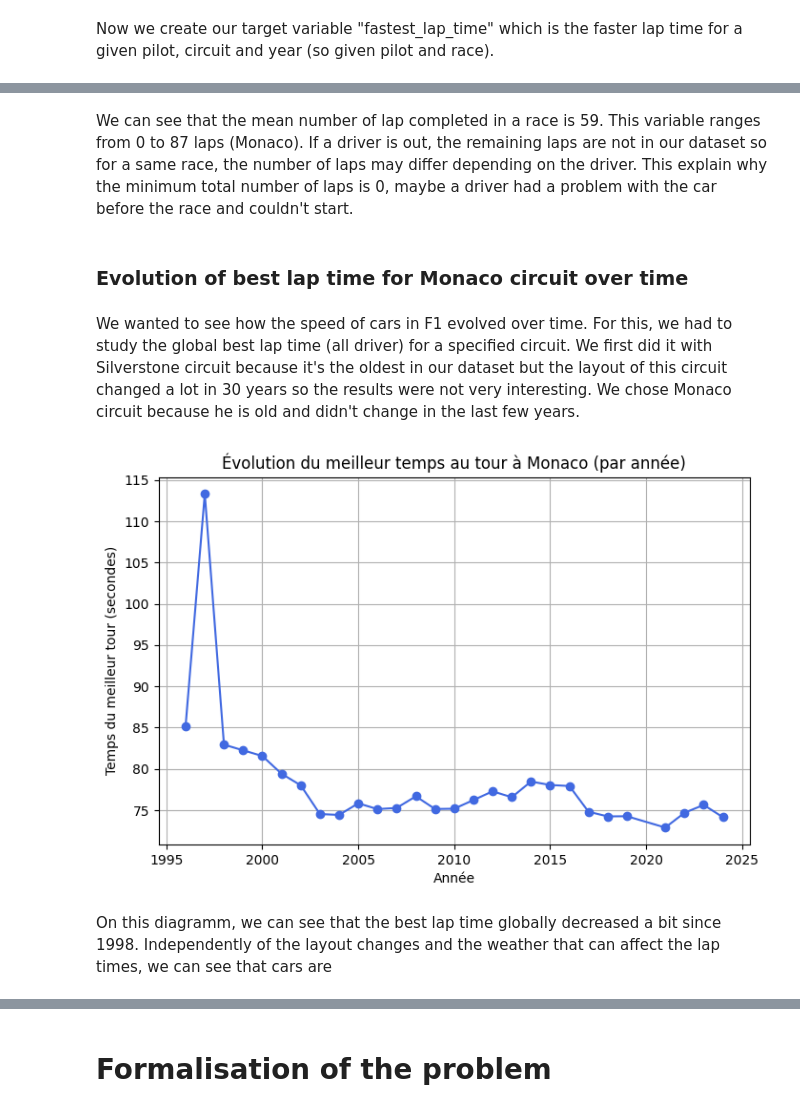
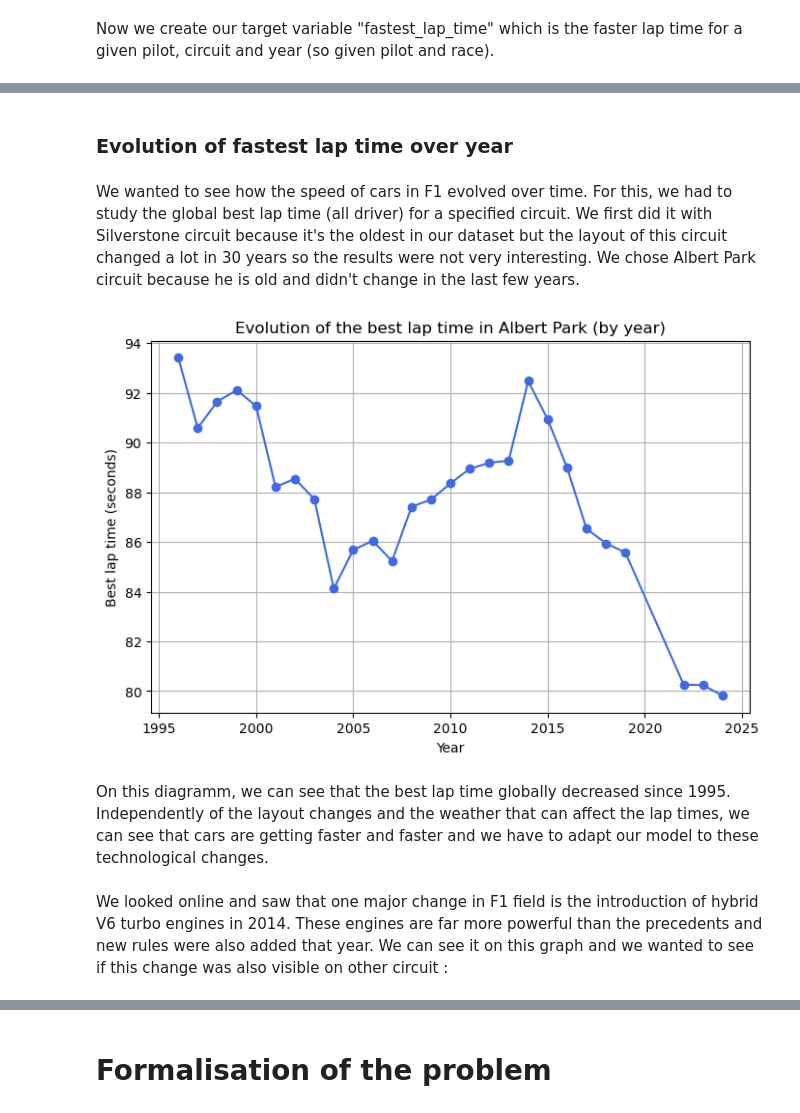
Before and after one commit to EmilieChtr/F1_notebook_project, a Jupyter notebook: analysis_notebook.ipynb, the cells around one changed output, grey strips where cells are left out. Saved outputs shown, nothing was run; the diff lists cells and outputs as text; code cells hidden in the pictures.

Commit message:
eda v2 to heatmap and creation of merged_data.csv

```diff
--- a/analysis_notebook.ipynb
+++ b/analysis_notebook.ipynb
@@ -310,0 +360,3 @@ constructor_counts.head(10)
+# %%
+merged = merged.rename(columns={'lap': 'current_lap'})
+print(merged['current_lap'].describe())
@@ -310,0 +375,3 @@ constructor_counts.head(10)
+# %%
+merged= merged.rename(columns={'laps': 'total_laps'})
+print(merged['total_laps'].describe())
@@ -313,6 +392,6 @@ constructor_counts.head(10)
 # %% [markdown]
 This is the variable we will use to create our target variable. We will convert rename it in 'lap_time' and convert it in seconds to make it easier to read.
 # %%
-df["lap_seconds"] = df["milliseconds"] / 1000
-df = df.drop(columns=['milliseconds'])
+merged["lap_seconds"] = merged["milliseconds"] / 1000
+merged = merged.drop(columns=['milliseconds'])
 # %%
@@ -332,4 +411,4 @@ We can see that the mean time for a lap is approximately 95.8s but the standard
 # %% [markdown]
 Now we create our target variable "fastest_lap_time" which is the faster lap time for a given pilot, circuit and year (so given pilot and race).
 # %%
-df['fastest_lap_time'] = (df.groupby(['raceId', 'driverId'])['lap_seconds'].transform('min'))
+merged['fastest_lap_time'] = (merged.groupby(['raceId', 'driverId'])['lap_seconds'].transform('min'))
@@ -368,27 +415,28 @@ Name: total_laps, dtype: float64
-# %% [markdown]
-We can see that the mean number of lap completed in a race is 59. This variable ranges from 0 to 87 laps (Monaco). If a driver is out, the remaining laps are not in our dataset so for a same race, the number of laps may differ depending on the driver. This explain why the minimum total number of laps is 0, maybe a driver had a problem with the car before the race and couldn't start.
 # %% [markdown]
-### Evolution of best lap time for Monaco circuit over time
+### Evolution of fastest lap time over year
 # %% [markdown]
-We wanted to see how the speed of cars in F1 evolved over time. For this, we had to study the global best lap time (all driver) for a specified circuit. We first did it with Silverstone circuit because it's the oldest in our dataset but the layout of this circuit changed a lot in 30 years so the results were not very interesting. We chose Monaco circuit because he is old and didn't change in the last few years.
+We wanted to see how the speed of cars in F1 evolved over time. For this, we had to study the global best lap time (all driver) for a specified circuit. We first did it with Silverstone circuit because it's the oldest in our dataset but the layout of this circuit changed a lot in 30 years so the results were not very interesting. We chose Albert Park circuit because he is old and didn't change in the last few years.
 # %%
-monaco = df[df['circuitRef'].str.contains("monaco", case=False, na=False)]
+albert_park = merged[merged['circuitRef'].str.contains("albert_park", case=False, na=False)]
 
-# 2️
+
 evolution = (
-    monaco.groupby('year')['fastest_lap_time']
+    albert_park.groupby('year')['fastest_lap_time']
     .min()
     .reset_index()
     .sort_values('year')
 )
 plt.figure(figsize=(8,5))
 plt.plot(evolution['year'], evolution['fastest_lap_time'], marker='o', linestyle='-', color='royalblue')
-plt.title("Évolution du meilleur temps au tour à Monaco (par année)")
-plt.xlabel("Année")
-plt.ylabel("Temps du meilleur tour (secondes)")
+plt.title("Evolution of the best lap time in Albert Park (by year)")
+plt.xlabel("Year")
+plt.ylabel("Best lap time (seconds)")
 plt.grid(True)
 plt.show()
 # %% [output]
-[figure, old version]
+[figure, new version]
 # %% [markdown]
-On this diagramm, we can see that the best lap time globally decreased a bit since 1998. Independently of the layout changes and the weather that can affect the lap times, we can see that cars are
+On this diagramm, we can see that the best lap time globally decreased since 1995. Independently of the layout changes and the weather that can affect the lap times, we can see that cars are getting faster and faster and we have to adapt our model to these technological changes.
+# %% [markdown]
+We looked online and saw that one major change in F1 field is the introduction of hybrid V6 turbo engines in 2014.
+These engines are far more powerful than the precedents and new rules were also added that year. We can see it on this graph and we wanted to see if this change was also visible on other circuit :
```
Also changed, not shown: parts of 46 cells of this notebook, 1 other file.
